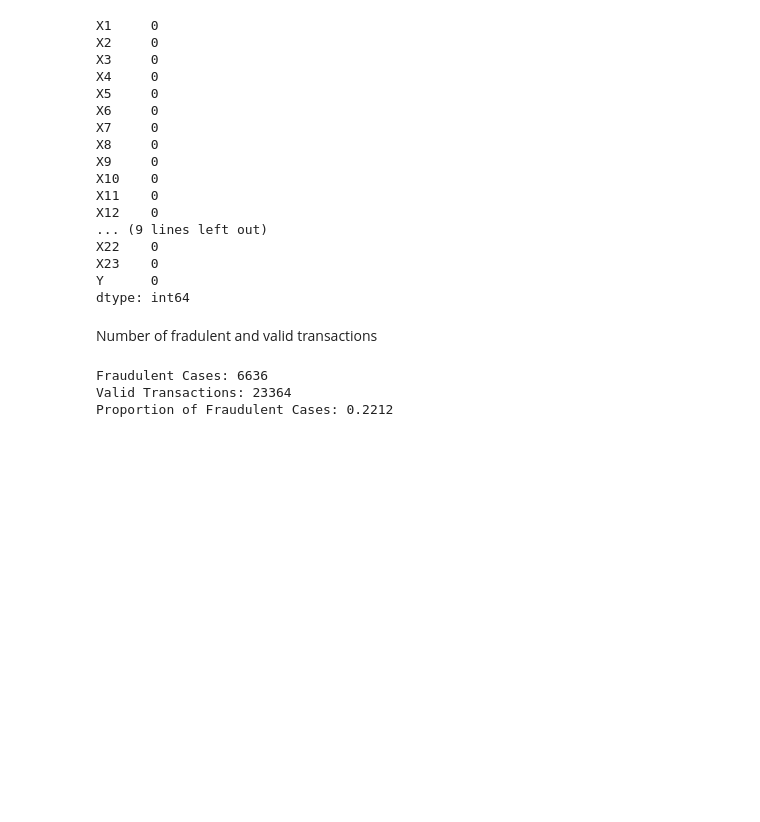
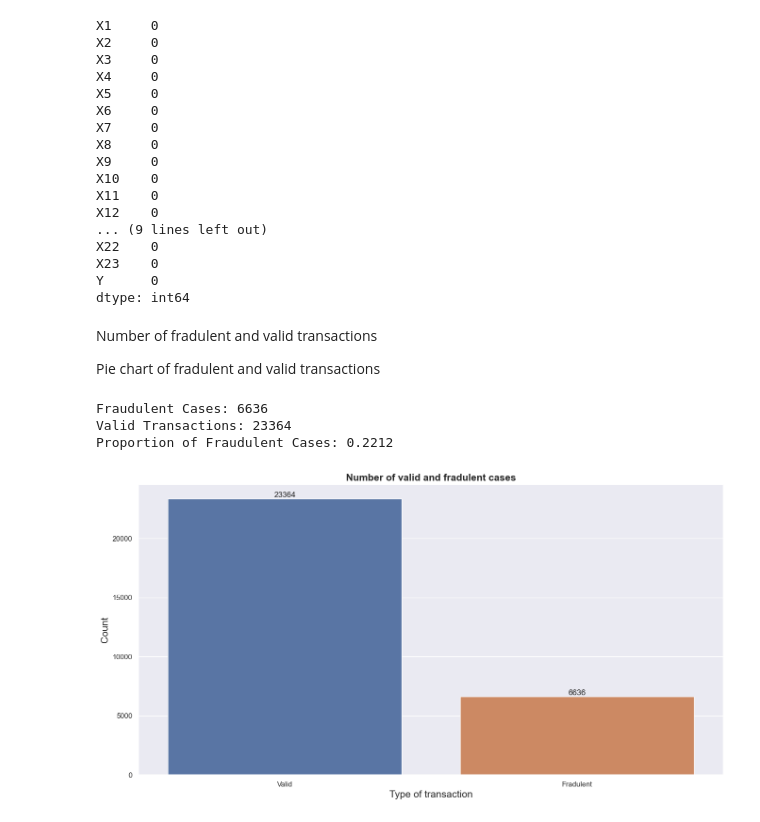
Before and after one commit to Alexius0123/Card-Fraud-Project, a Jupyter notebook: final.ipynb, the cells around one changed output. Drawn from its saved outputs; the diff is of its cells as text; code cells hidden in the pictures; blank space fills up the shorter version.

Commit message:
Include graph for valid and fradulent cases

```diff
--- a/final.ipynb
+++ b/final.ipynb
@@ -77,6 +77,8 @@ Y      0
 dtype: int64
 # %% [markdown]
 Number of fradulent and valid transactions
+
+Pie chart of fradulent and valid transactions
 # %%
 print("Fraudulent Cases: " + str(len(data[data['Y']  == 1])))
 print("Valid Transactions: " + str(len(data[data['Y']  == 0])))
@@ -85,3 +87,15 @@ print("Proportion of Fraudulent Cases: " + str(len(data[data['Y']  == 1])/ data.
 Fraudulent Cases: 6636
 Valid Transactions: 23364
 Proportion of Fraudulent Cases: 0.2212
+# %%
+plt.figure(figsize = (16,8))
+ax = sns.countplot(data = data, x = 'Y')
+plt.title('Number of valid and fradulent cases', fontsize=15, weight = 'bold')
+plt.xlabel('Type of transaction', fontsize = 15)
+plt.ylabel('Count', fontsize = 15)
+plt.xticks(ticks = [0,1], labels = ['Valid', 'Fradulent'])
+abs_values = data['Y'].value_counts(ascending = False).values
+ax.bar_label(container = ax.containers[0], labels=abs_values)
+plt.show()
+# %% [output]
+[figure, added]
```
